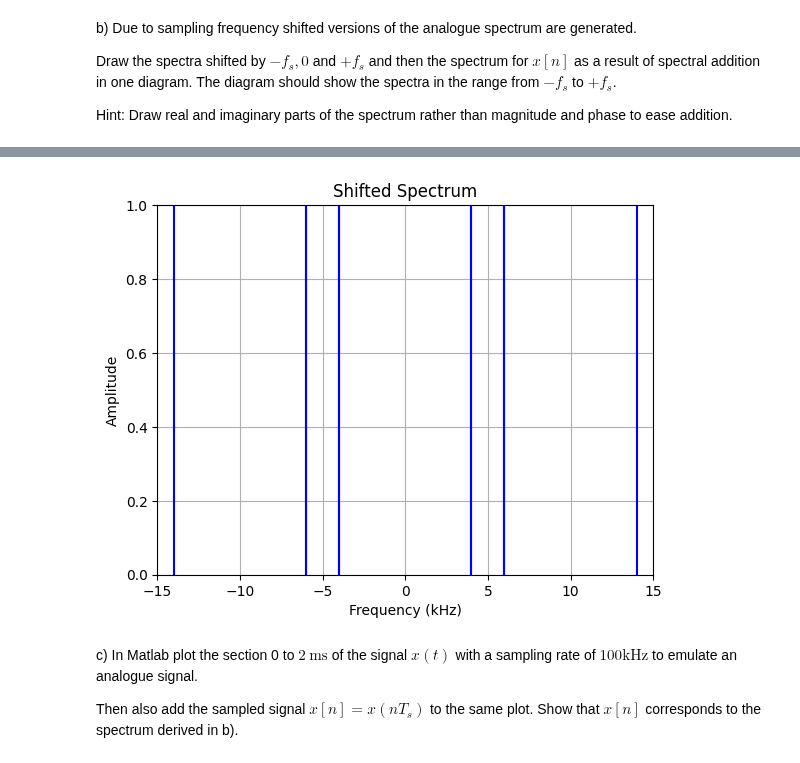
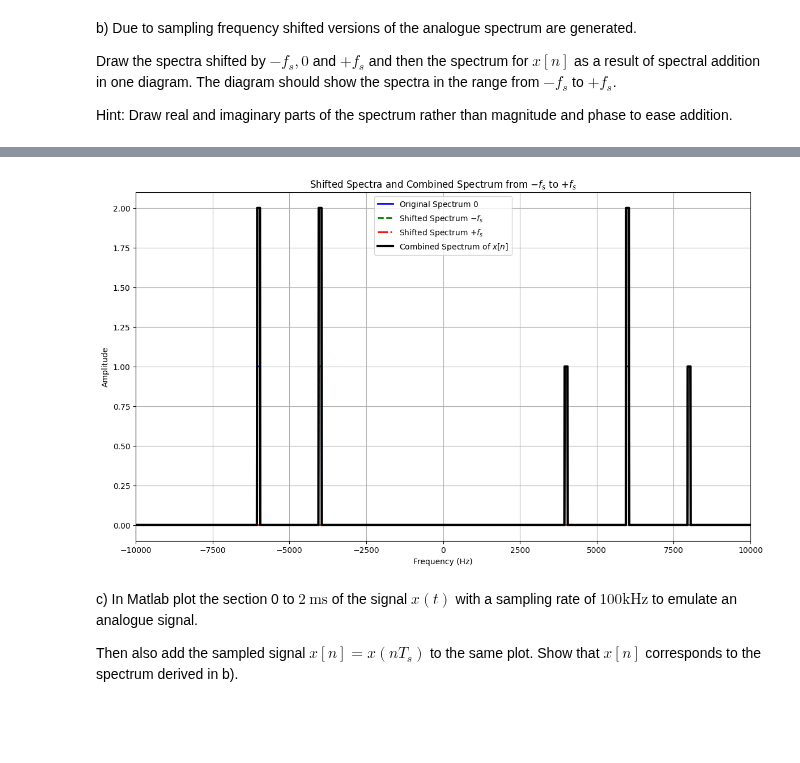
Before and after one commit to wolfram-laube/dsp-ue_grp-22, a Jupyter notebook: Assignment_3/DSP_Assignment_3.ipynb, the cells around one changed output, grey strips where cells are left out. Cells and saved outputs as stored; diff of their text form; code cells hidden in the pictures; blank space fills up the shorter version.

```diff
--- a/Assignment_3/DSP_Assignment_3.ipynb
+++ b/Assignment_3/DSP_Assignment_3.ipynb
@@ -65,37 +95,45 @@ Hint: Draw real and imaginary parts of the spectrum rather than magnitude and ph
 # %%
 import numpy as np
 import matplotlib.pyplot as plt
 
-# Parameters
-fs = 10e3  # 10 kHz
-f1 = 4e3  # 4 kHz
-f2 = 6e3  # 6 kHz
-frequencies = np.array([f1, f2])
+# Define the sampling frequency and the frequency range for the plot
+fs = 10000  # Sampling frequency in Hz
+f = np.linspace(-1.5*fs, 1.5*fs, 3000)  # Extended range to show shifts clearly
 
-# Spectrum shifting
-def plot_shifted_spectrum(frequencies, fs):
-    # Shift frequencies for -fs, 0, and +fs
-    shifts = [-fs, 0, fs]
-    shifted_freqs = [frequencies + s for s in shifts]
+# Initialize spectra
+original_spectrum = np.zeros_like(f)
+shifted_spectrum_minus_fs = np.zeros_like(f)
+shifted_spectrum_plus_fs = np.zeros_like(f)
 
-    plt.figure()
-    for s_freqs, s in zip(shifted_freqs, shifts):
-        for freq in s_freqs:
-            plt.axvline(x=freq / 1e3, linestyle='-', color='b')
-            plt.axvline(x=-freq / 1e3, linestyle='-', color='b')
+# Helper function to add spikes (using a small width Gaussian for visibility)
+def add_spikes(spectrum, freqs, height=1, width=50):
+    for freq in freqs:
+        indices = np.where(np.abs(f - freq) < width)[0]
+        spectrum[indices] = height
 
-    plt.xlabel('Frequency (kHz)')
-    plt.ylabel('Amplitude')
-    plt.title('Shifted Spectrum')
-    plt.grid(True)
-    plt.xlim(-15, 15)  # From -15 kHz to 15 kHz
-    plt.savefig('fig/ex1_b_plot.png')
-    plt.show()
+# Add spikes for the original and shifted spectra
+add_spikes(original_spectrum, [-6000, -4000, 4000, 6000])
+add_spikes(shifted_spectrum_minus_fs, [-16000, -14000, -6000, -4000])  # f - fs
+add_spikes(shifted_spectrum_plus_fs, [6000, 8000, 14000, 16000])  # f + fs
 
-# Plot the shifted spectrum
-plot_shifted_spectrum(frequencies, fs)
+# Combine all spectra
+combined_spectrum = original_spectrum + shifted_spectrum_minus_fs + shifted_spectrum_plus_fs
+
+# Plotting the results
+plt.figure(figsize=(14, 8))
+plt.plot(f, original_spectrum, 'b', label='Original Spectrum $0$', linewidth=2)
+plt.plot(f, shifted_spectrum_minus_fs, 'g--', label='Shifted Spectrum $-f_s$', linewidth=2)
+plt.plot(f, shifted_spectrum_plus_fs, 'r-.', label='Shifted Spectrum $+f_s$', linewidth=2)
+plt.plot(f, combined_spectrum, 'k-', linewidth=3, label='Combined Spectrum of $x[n]$')
+plt.title('Shifted Spectra and Combined Spectrum from $-f_s$ to $+f_s$')
+plt.xlabel('Frequency (Hz)')
+plt.ylabel('Amplitude')
+plt.xlim(-fs, fs)  # Limit the x-axis to the primary interval of interest
+plt.legend()
+plt.grid(True)
+plt.show()
 # %% [output]
-[figure, old version]
+[figure, new version]
 # %% [markdown]
 c) In Matlab plot the section 0 to $2 \mathrm{~ms}$ of the signal $x(t)$ with a sampling rate of $100 \mathrm{kHz}$ to emulate an analogue signal.
 
```
Also changed, not shown: parts of 12 cells of this notebook, 5 other files.
